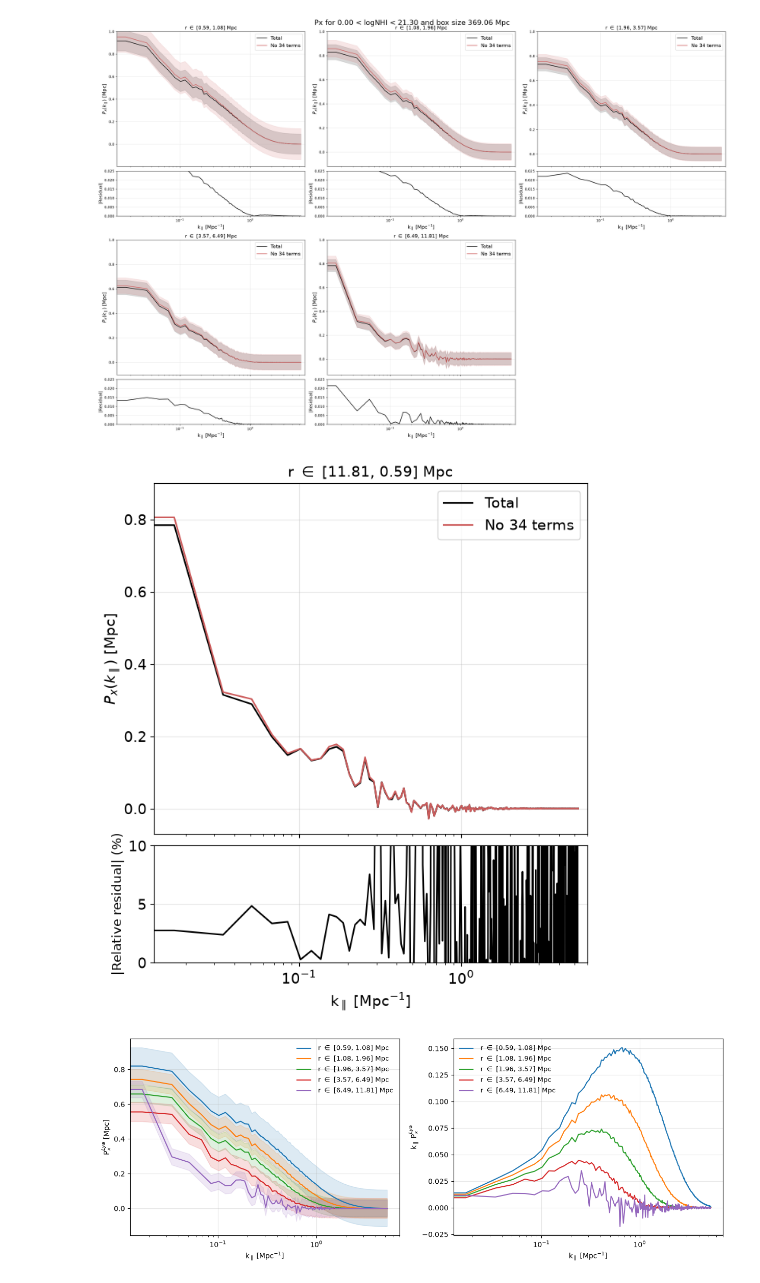
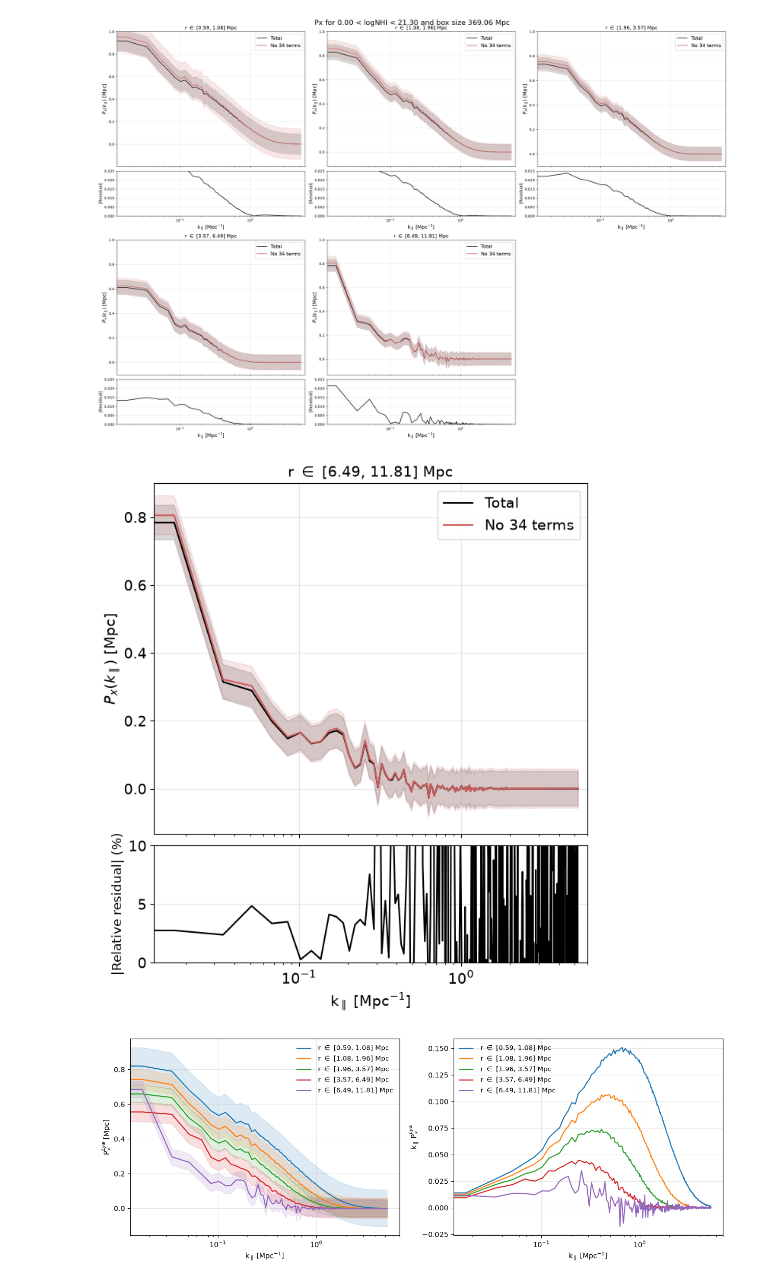
Before and after one commit to andreufont/astrid_hcd, a Jupyter notebook: SimulationFields/Px.ipynb, the cells around one changed output. Cells and saved outputs as stored; diff of their text form; code cells hidden in the pictures.

Commit message:
Figures for overleaf

```diff
--- a/SimulationFields/Px.ipynb
+++ b/SimulationFields/Px.ipynb
@@ -585,43 +622,43 @@ plt.savefig('plot.png', dpi=200, bbox_inches='tight')
 # %%
 fig = plt.figure(figsize=(25, 18))
 
-i = -1
+i = 4
 gs = plt.GridSpec(2, 3)[i]
 inner = gs.subgridspec(2, 1, height_ratios=[3, 1], hspace=0.05)
 ax_main = fig.add_subplot(inner[0])
 ax_res = fig.add_subplot(inner[1], sharex=ax_main)
 
 # ---------------- MAIN ----------------
 ax_main.plot(k_los, Px_tot[i], color='k', label='Total')
-#ax_main.fill_between(k_los, Px_tot[i] - Px_std_tot[i], Px_tot[i] + Px_std_tot[i], color='k', alpha=0.15)
+ax_main.fill_between(k_los, Px_tot[i] - Px_std_tot[i], Px_tot[i] + Px_std_tot[i], color='k', alpha=0.15)
 ax_main.plot(k_los, Px_aprox[i], color='indianred', label='No 34 terms')
-#ax_main.fill_between(k_los, Px_aprox[i] - Px_std_aprox[i], Px_aprox[i] + Px_std_aprox[i], color='indianred', alpha=0.15)
+ax_main.fill_between(k_los, Px_aprox[i] - Px_std_aprox[i], Px_aprox[i] + Px_std_aprox[i], color='indianred', alpha=0.15)
 
 ax_main.set_xscale('log')
 ax_main.set_xlim(right=6)
 ax_main.set_ylim(top=0.9)
 ax_main.grid(alpha=0.3)
 ax_main.legend(fontsize=14)
 ax_main.set_ylabel(r'$P_{x}(k_\parallel)$ [Mpc]', fontsize=14)
 ax_main.set_title(r'r $\in$ [%.2f, %.2f] Mpc' % (r_bins[i], r_bins[i+1]), fontsize=14)
 ax_main.tick_params(labelbottom=False)
 ax_main.tick_params(axis='both', which='major', labelsize=14);
 
 
 # ---------------- RESIDUAL ----------------
 ax_res.plot(k_los, np.abs(Px_tot[i] - Px_aprox[i])/Px_tot[i]*100, color='k')
 
 ax_res.set_xscale('log')
 ax_res.set_xlim(right=6)
 ax_res.grid(alpha=0.3)
 ax_res.set_xlabel(r'k$_\parallel$ [Mpc$^{-1}$]', fontsize=14)
 ax_res.set_ylabel('|Relative residual| (%)', fontsize=12)
 ax_res.set_ylim(0, 10)
 ax_res.tick_params(axis='both', which='major', labelsize=14)
 
-plt.savefig('plot.png', dpi=200, bbox_inches='tight')
+plt.savefig('images/px_34.png', dpi=200, bbox_inches='tight')
 # %% [output]
-[figure, old version]
+[figure, new version]
 # %%
 plt.figure(figsize=(15, 5))
 
```
Also changed, not shown: parts of 6 cells of this notebook, 3 other files.
